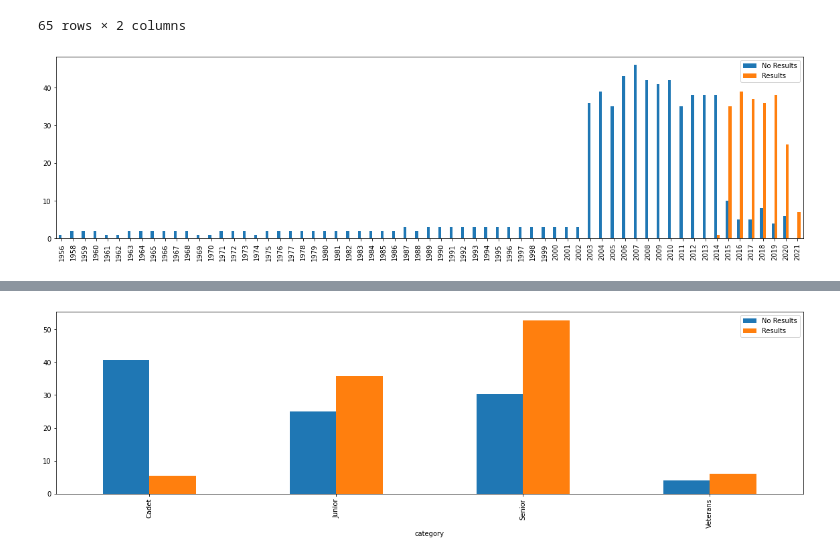
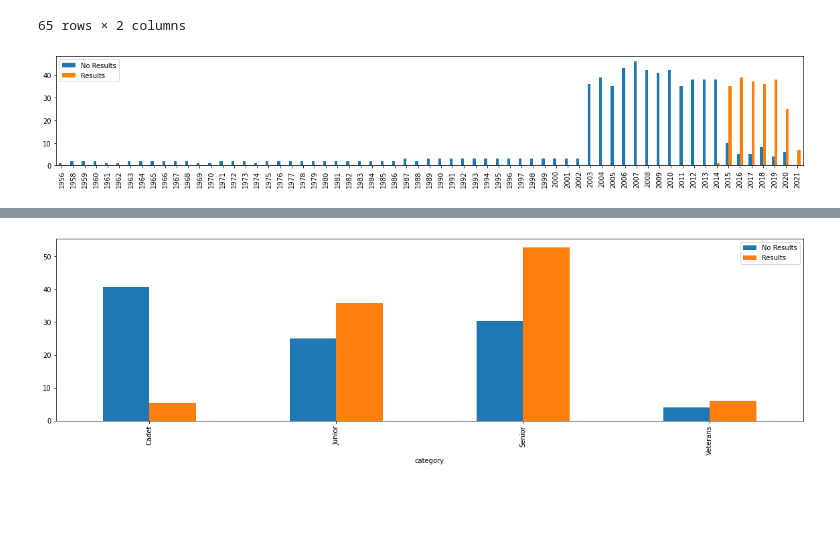
Before and after one commit to amichaelsen/fencing-data-analysis, a Jupyter notebook: data-cleanup.ipynb, the cells around one changed output, grey strips where cells are left out. Cells and saved outputs as stored; diff of their text form; code cells hidden in the pictures; blank space fills up the shorter version.

```diff
--- a/data-cleanup.ipynb
+++ b/data-cleanup.ipynb
@@ -772,11 +766,11 @@ tournament_seasons
 65 rows × 2 columns
 # %%
 # plot counts of missing/not missing tournaments over time
-tournament_seasons.plot(y=["No Results", "Results"], kind="bar",figsize=(20,5))
+tournament_seasons.plot(y=["No Results", "Results"], kind="bar",figsize=(20,3))
 plt.show()
 # three different types of tournament results distributions (see description in conclusion 2.)
 # %% [output]
-[figure, old version]
+[figure, new version]
 # %%
 def compare_missing_tournament_distribution_by_col_after_2013(column_name):
     missing_tournaments = tournament_df[(tournament_df['missing_results_flag'].notna()) & (tournament_df['season'] > 2013)]
```
Also changed, not shown: parts of 13 cells of this notebook, 4 other files.
